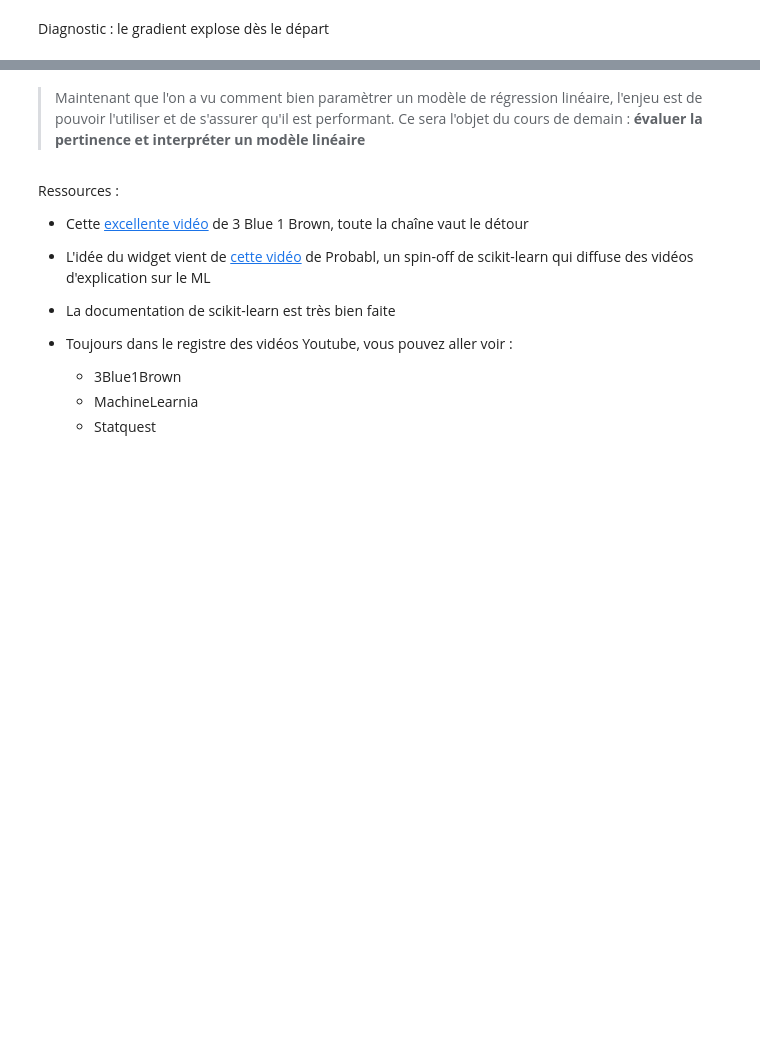
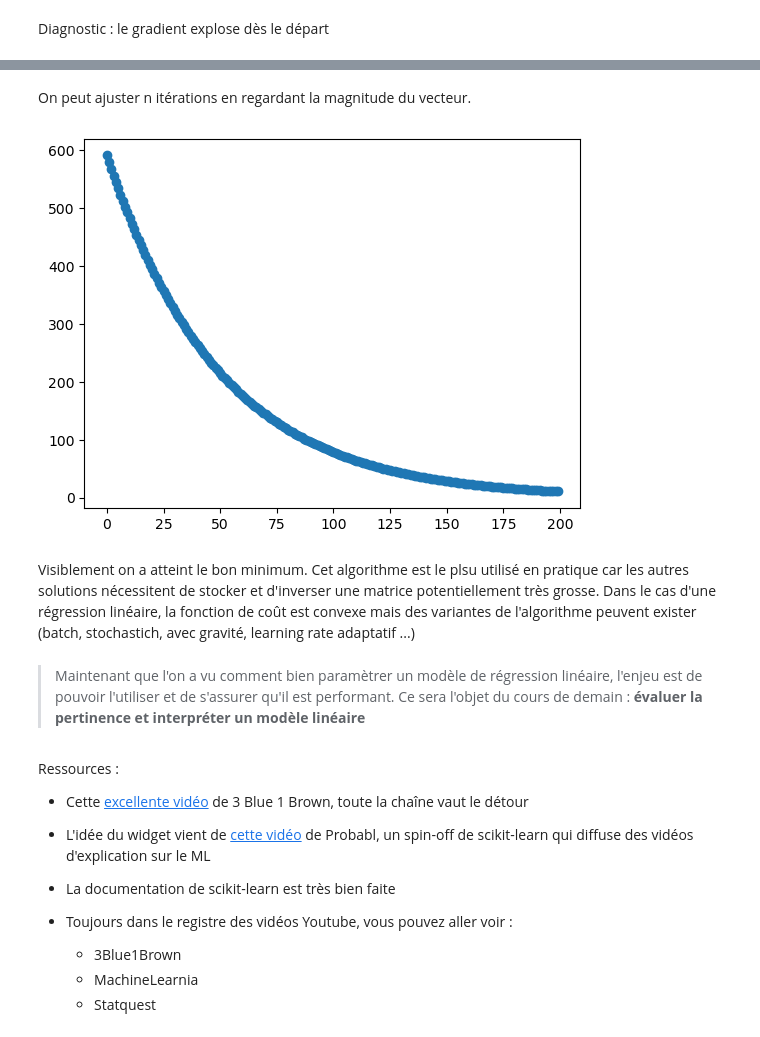
Before and after one commit to basile-desjuzeur/Intro-to-ML, a Jupyter notebook: 3.gradient_descent.ipynb, the cells around one changed output, grey strips where cells are left out. Cells and saved outputs as stored; diff of their text form; code cells hidden in the pictures; blank space fills up the shorter version.

```diff
--- a/3.gradient_descent.ipynb
+++ b/3.gradient_descent.ipynb
@@ -331,3 +277,13 @@ plt.legend();
+# %% [markdown]
+On peut ajuster n itérations en regardant la magnitude du vecteur.
+# %%
+grad_norm = np.linalg.norm(np.array(gradient_hist), axis=1)
+n = grad_norm.shape[0]
+plt.scatter(np.arange(n, dtype=int), grad_norm);
+# %% [output]
+[figure, added]
+# %% [markdown]
+Visiblement on a atteint le bon minimum. Cet algorithme est le plsu utilisé en pratique car les autres solutions nécessitent de stocker et d'inverser une matrice potentiellement très grosse. Dans le cas d'une régression linéaire, la fonction de coût est convexe mais des variantes de l'algorithme peuvent exister (batch, stochastich, avec gravité, learning rate adaptatif ...)
 # %% [markdown]
 > Maintenant que l'on a vu comment bien paramètrer un modèle de régression linéaire, l'enjeu est de pouvoir l'utiliser et de s'assurer qu'il est performant. Ce sera l'objet du cours de demain : **évaluer la pertinence et interpréter un modèle linéaire**
 # %% [markdown]
```
Also changed, not shown: parts of 10 cells of this notebook, 1 other file.
